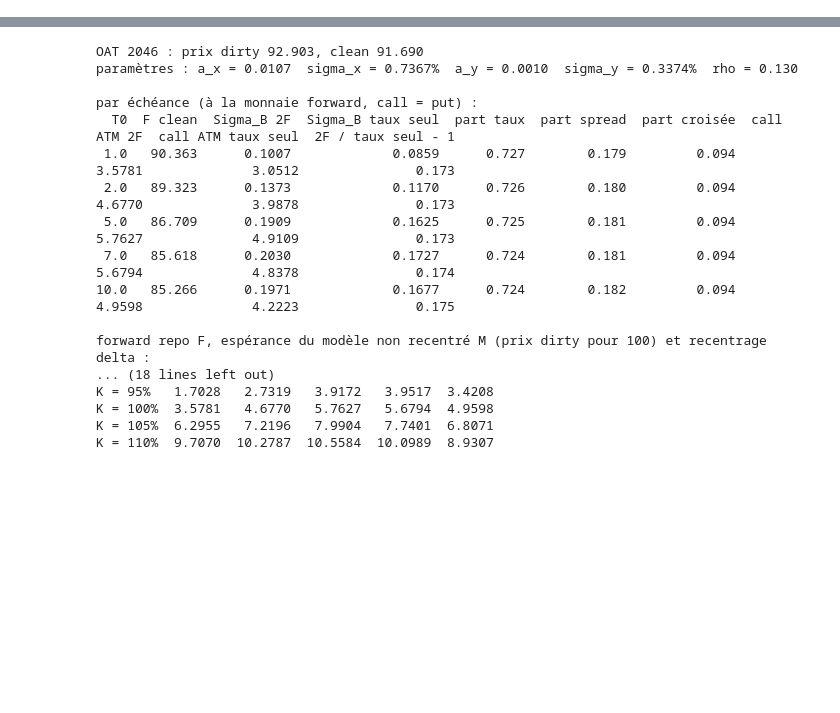
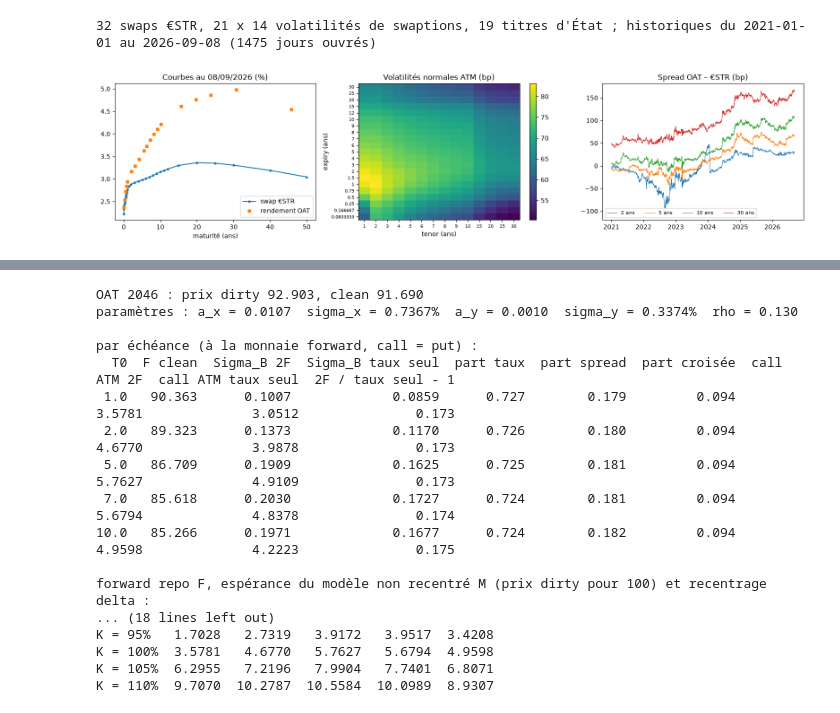
Before and after one commit to alexisdantzikian/BondOptionPricer, a Jupyter notebook: main/oat_option_pricer.ipynb, the cells around one changed output, grey strips where cells are left out. Cells and saved outputs as stored; diff of their text form; code cells hidden in the pictures; blank space fills up the shorter version.

```diff
--- a/main/oat_option_pricer.ipynb
+++ b/main/oat_option_pricer.ipynb
@@ -1989,0 +129,72 @@ Les prix sont exacts (section 7.4) ; l'erreur de l'approximation de Russo et al.
+# %%
+"""
+Chargement des données de marché
+"""
+import numpy as np
+import pandas as pd
+import matplotlib.pyplot as plt
+from pathlib import Path
+
+pd.set_option("display.width", 160)
+DONNEES = next(p for p in [Path("../data"), Path("data")] if (p / "market data bloom.xlsx").exists())
+FICHIER, FICHIER_REPO = DONNEES / "market data bloom.xlsx", DONNEES / "repo_fictif.csv"
+DATE_OBS = pd.Timestamp("2026-09-08")      # date des cours (clôture)
+DATE_VAL = pd.Timestamp("2026-09-10")      # date de règlement = origine des temps (t = 0)
+
+def tenor_years(s):
+    """'1W' -> 1/52, '18M' -> 1.5, '10Y' -> 10."""
+    n = float("".join(c for c in s if c.isdigit()))
+    return n / 52 if "W" in s else n / 12 if "M" in s else n
+
+def load_estr():
+    d = pd.read_excel(FICHIER, sheet_name="ESTR CURVE", usecols=["Tenor", "Yield"])
+    return pd.DataFrame({"tenor": d["Tenor"], "T": d["Tenor"].map(tenor_years), "swap": d["Yield"] / 100})
+
+def load_cube():
+    v = pd.read_excel(FICHIER, sheet_name="Swaption cube", index_col=0)
+    v.index, v.columns = [tenor_years(s) for s in v.index], [tenor_years(s) for s in v.columns]
+    return v.astype(float) / 1e4                                          # bp -> décimal
+
+def load_oat():
+    d = pd.read_excel(FICHIER, sheet_name="Liste OAT")
+    d.columns = ["bbg", "isin", "coupon", "maturity", "issue", "settle", "clean", "accrued_bbg", "dirty_bbg", "ytm_bbg"]
+    d[["coupon", "clean", "ytm_bbg"]] = d[["coupon", "clean", "ytm_bbg"]].apply(pd.to_numeric)
+    d["maturity"] = pd.to_datetime(d["maturity"])
+    d[["coupon", "ytm_bbg"]] /= 100
+    return d
+
+def load_history(sheet):
+    """Historique quotidien : grille de dates reconstruite, valeurs en décimal, coupé à la date des cours."""
+    raw = pd.read_excel(FICHIER, sheet_name=sheet, header=None)
+    body = raw.iloc[2:].reset_index(drop=True)
+    h = body.iloc[:, 1:].apply(pd.to_numeric, errors="coerce") / 100
+    h.index = pd.date_range("2021-01-01", periods=len(body), freq="D")
+    h.columns = [int("".join(c for c in t.split()[0] if c.isdigit())) for t in raw.iloc[0, 1:]]
+    return h.sort_index(axis=1).dropna(how="all").loc[:DATE_OBS]
+
+def load_repo():
+    """Spread repo contre €STR par tenor (taux zéro continus), bp -> décimal."""
+    d = pd.read_csv(FICHIER_REPO, comment="#")
+    return pd.DataFrame({"tenor": d["Tenor"], "T": d["Tenor"].map(tenor_years), "spread": d["Spread_bp"] / 1e4})
+
+estr, cube, oat, repo_data = load_estr(), load_cube(), load_oat(), load_repo()
+hist_oat, hist_estr = load_history("Zield Histo OAT"), load_history("Yield Histo ESTR")
+print(f"{len(estr)} swaps €STR, {cube.shape[0]} x {cube.shape[1]} volatilités de swaptions, {len(oat)} titres d'État ; "
+      f"historiques du {hist_oat.index[0].date()} au {hist_oat.index[-1].date()} ({len(hist_oat)} jours ouvrés)")
+
+fig, ax = plt.subplots(1, 3, figsize=(16, 4))
+T_oat = (oat["maturity"] - DATE_VAL).dt.days / 365
+ax[0].plot(estr["T"], estr["swap"] * 100, ".-", label="swap €STR"); ax[0].plot(T_oat, oat["ytm_bbg"] * 100, "s", ms=4, label="rendement OAT")
+ax[0].set_xlabel("maturité (ans)"); ax[0].set_title("Courbes au 08/09/2026 (%)"); ax[0].legend()
+im = ax[1].imshow(cube * 1e4, aspect="auto", cmap="viridis", origin="lower")
+ax[1].set_xticks(range(len(cube.columns))); ax[1].set_xticklabels([f"{c:g}" for c in cube.columns], fontsize=7)
+ax[1].set_yticks(range(len(cube.index))); ax[1].set_yticklabels([f"{i:g}" for i in cube.index], fontsize=7)
+ax[1].set_xlabel("tenor (ans)"); ax[1].set_ylabel("expiry (ans)"); ax[1].set_title("Volatilités normales ATM (bp)"); plt.colorbar(im, ax=ax[1])
+spread_hist = (hist_oat - hist_estr).dropna()
+for tenor in [2, 5, 10, 30]:
+    ax[2].plot(spread_hist.index, spread_hist[tenor] * 1e4, lw=0.8, label=f"{tenor} ans")
+ax[2].legend(ncol=4, fontsize=8); ax[2].set_title("Spread OAT – €STR (bp)")
+plt.tight_layout(); plt.show()
+# %% [output]
+32 swaps €STR, 21 x 14 volatilités de swaptions, 19 titres d'État ; historiques du 2021-01-01 au 2026-09-08 (1475 jours ouvrés)
+[figure, added]
```
Also changed, not shown: parts of 71 cells of this notebook, 1 other file.
